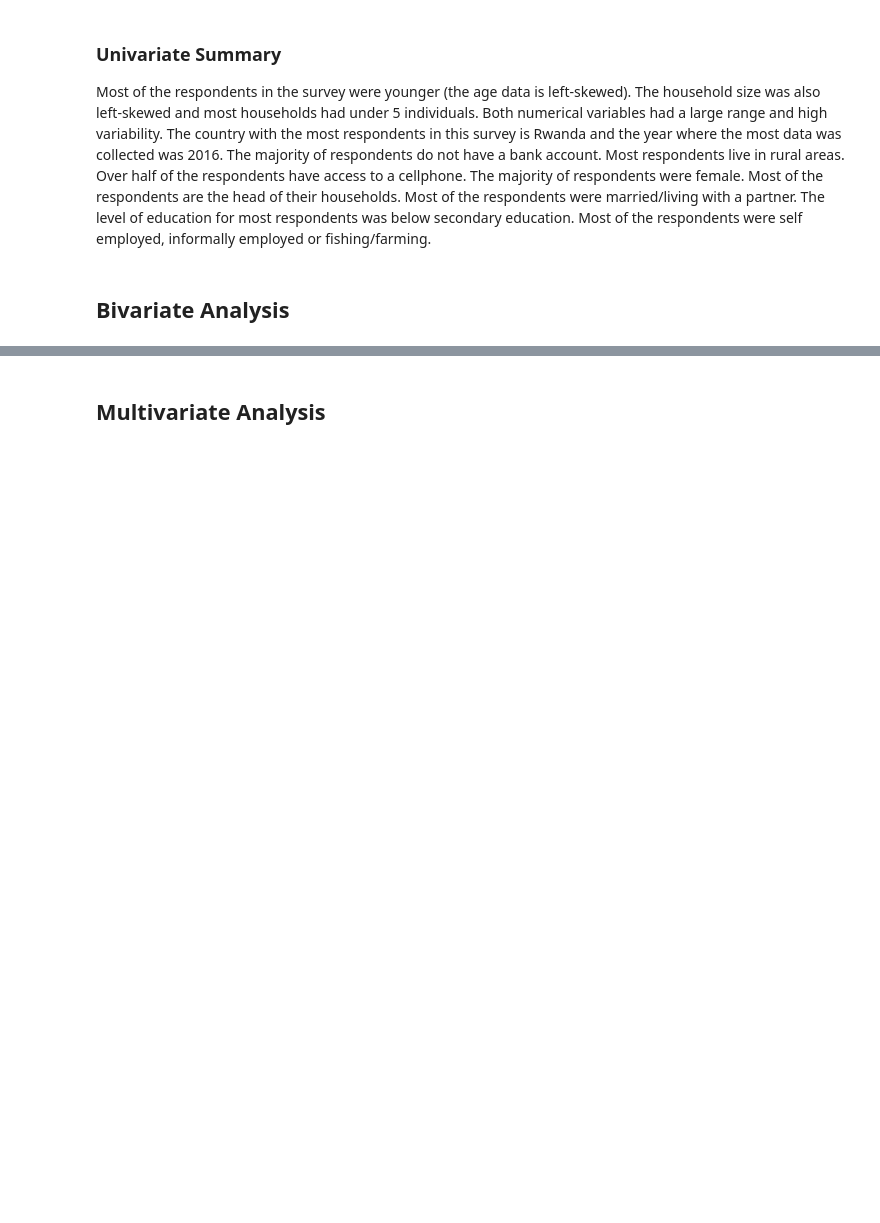
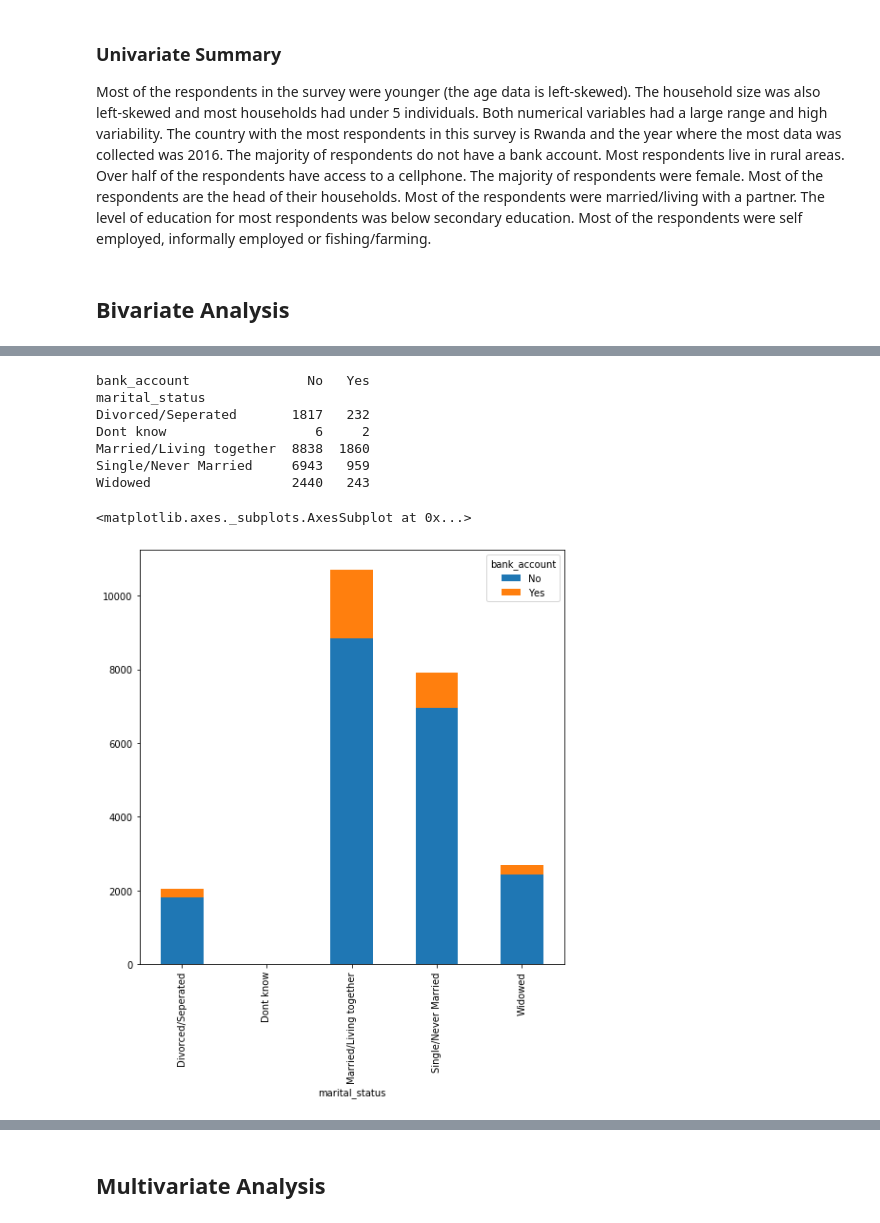
Before and after one commit to mmalinda/DS-Core, a Jupyter notebook: Moringa_Data_Science_Core_W2_Independent_Project_2019_12_MMalinda.ipynb, the cells around one changed output, grey strips where cells are left out. Drawn from its saved outputs; the diff is of its cells as text; code cells hidden in the pictures; blank space fills up the shorter version.

```diff
--- a/Moringa_Data_Science_Core_W2_Independent_Project_2019_12_MMalinda.ipynb
+++ b/Moringa_Data_Science_Core_W2_Independent_Project_2019_12_MMalinda.ipynb
@@ -321,0 +350,18 @@ clarity_color_table = pd.crosstab(index=df["year"],
+# %%
+# Finding relationship between marital status and access to financial services
+df_marital_table = pd.crosstab(index=df['marital_status'],
+                          columns=df["bank_account"])
+print(df_marital_table)
+df_marital_table.plot(kind="bar",
+                 figsize=(8,8),
+                 stacked=True)
+# %% [output]
+bank_account               No   Yes
+marital_status
+Divorced/Seperated       1817   232
+Dont know                   6     2
+Married/Living together  8838  1860
+Single/Never Married     6943   959
+Widowed                  2440   243
+<matplotlib.axes._subplots.AxesSubplot at 0x...>
+[figure, added]
```
Also changed, not shown: parts of 13 cells of this notebook.
